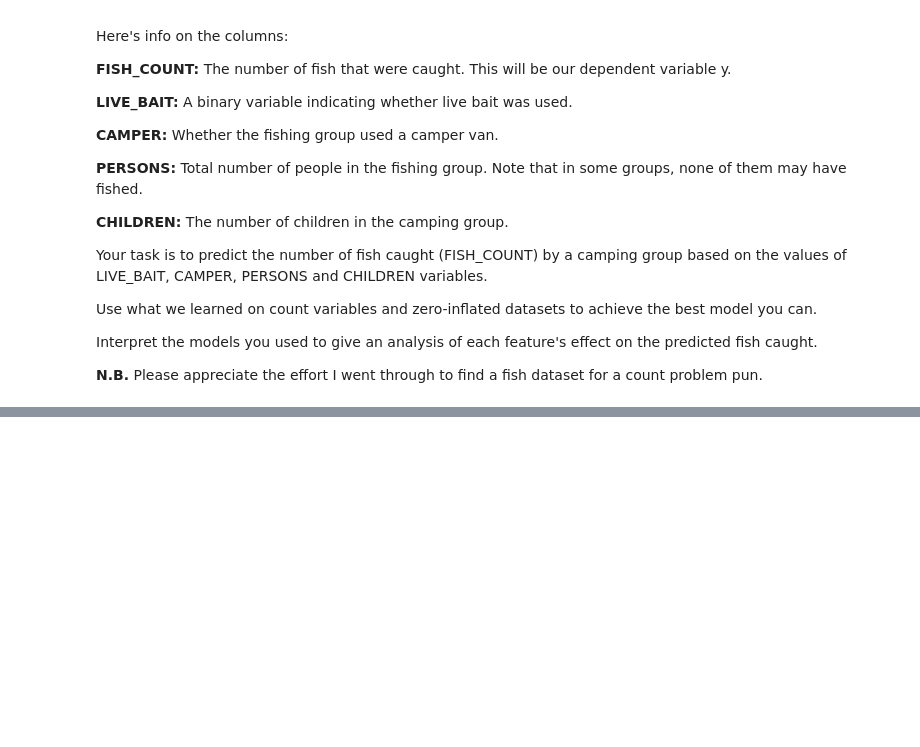
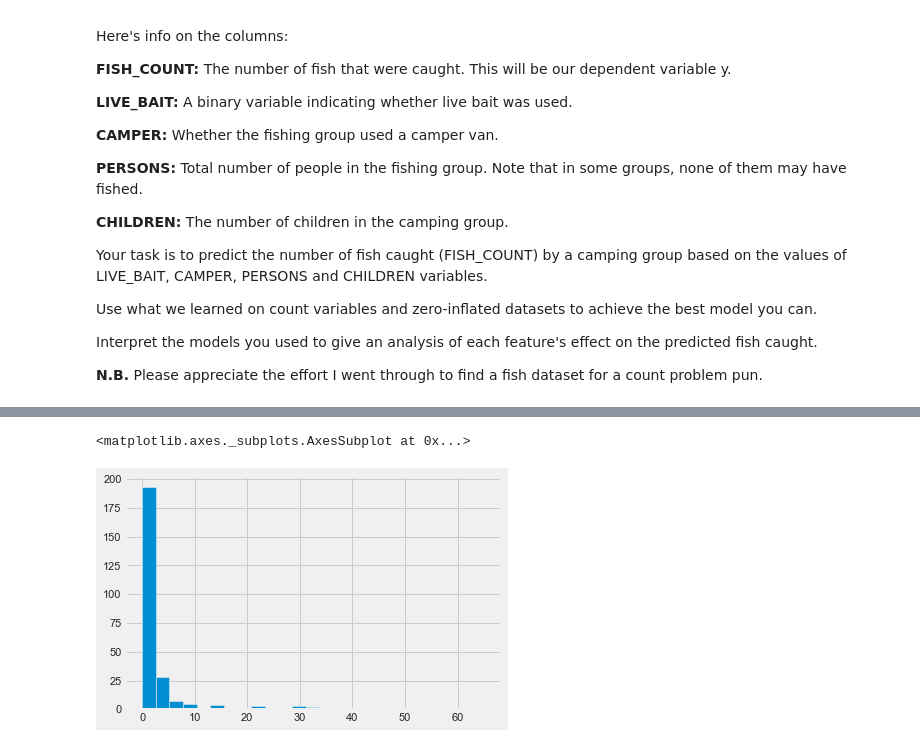
Before and after one commit to cb-ds-1/3-7-glm, a Jupyter notebook: workshop.ipynb, the cells around one changed output, grey strips where cells are left out. Cells and saved outputs as stored; diff of their text form; code cells hidden in the pictures; blank space fills up the shorter version.

```diff
--- a/workshop.ipynb
+++ b/workshop.ipynb
@@ -65,0 +307,5 @@ Interpret the models you used to give an analysis of each feature's effect on th
+# %%
+fish['FISH_COUNT'].hist(bins=25)
+# %% [output]
+<matplotlib.axes._subplots.AxesSubplot at 0x...>
+[figure, added]
```
Also changed, not shown: parts of 30 cells of this notebook.
